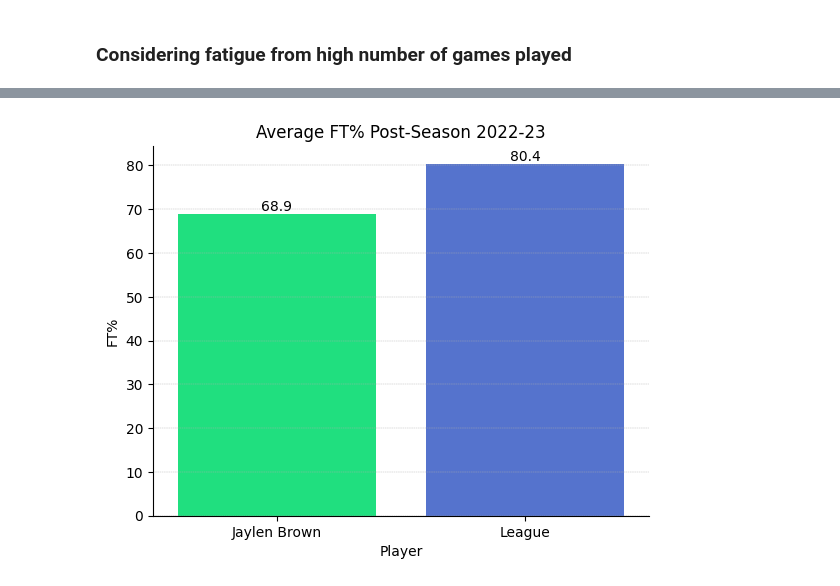
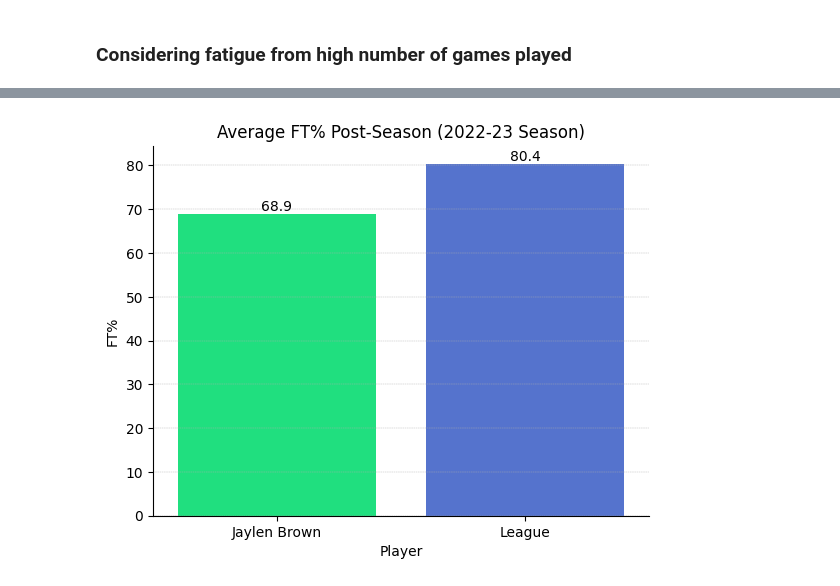
Before and after one commit to namhyk/jb-analysis, a Jupyter notebook: jaylen_brown.ipynb, the cells around one changed output, grey strips where cells are left out. Cells and saved outputs as stored; diff of their text form; code cells hidden in the pictures.

```diff
--- a/jaylen_brown.ipynb
+++ b/jaylen_brown.ipynb
@@ -5,9 +5,9 @@ import seaborn as sns
 # %%
 df_shooting = pd.read_excel('Book1.xlsx')
 df_jb = pd.read_excel('jb_stats.xlsx')
-df_jb_playoffs = pd.read_excel('jb_stats_playoffs.xlsx')
+df_jb_postseason = pd.read_excel('jb_stats_playoffs.xlsx')
 df_pergame = pd.read_excel('league_stats_perGame_2023.xlsx')
-df_pergame_playoffs = pd.read_excel('league_playoffs_pergame.xlsx')
+df_pergame_postseason = pd.read_excel('league_playoffs_pergame.xlsx')
 df_transition = pd.read_excel('league_transition.xlsx')
 df_advanced = pd.read_excel('advanced_stats.xlsx')
 # %%
@@ -212,7 +212,7 @@ sns.boxplot(data=df_advanced, y = 'DWS', x='Pos')
 # Weaknesses
 # %%
 # Filter league post season dataframe for players who averaged at least 30 minutes per game
-df_adjusted_post = df_pergame_playoffs[df_pergame_playoffs['MP'] >= 30]
+df_adjusted_postseason = df_pergame_postseason[df_pergame_postseason['MP'] >= 30]
 # %% [markdown]
 ### Turnovers and freethrow percentage differential to league average in regular and post season
 # %%
@@ -266,5 +266,5 @@ plt.show()
 ### Considering fatigue from high number of games played
 # %%
 # Further filter for players who played at least 18 games in the post season
-df_adjusted_post_gp = df_adjusted_post[df_adjusted_post['G'] >= 18]
+df_adjusted_postseason_gp = df_adjusted_postseason[df_adjusted_postseason['G'] >= 18]
 # %%
@@ -288,18 +288,18 @@ plt.show()
 # %%
-jb_ft_post = df_jb_playoffs.loc[df_jb_playoffs['Season'] == '2022-23', 'FT%'].item()
-league_ft_post = df_adjusted_post_gp['FT%'].mean()
+jb_ft_postseason = df_jb_postseason.loc[df_jb_postseason['Season'] == '2022-23', 'FT%'].item()
+league_ft_postseason = df_adjusted_postseason_gp['FT%'].mean()
 
-data =[['Jaylen Brown', jb_ft_post], ['League', league_ft_post]]
+data =[['Jaylen Brown', jb_ft_postseason], ['League', league_ft_postseason]]
 
 final_df = pd.DataFrame(data, columns=['Player', 'FT%'])
 
 colours = ['springgreen', 'royalblue']
 
 ax = sns.barplot(x='Player', y=final_df['FT%']*100, data=final_df, palette=colours)
 sns.despine()
 plt.grid(axis='y', linewidth = 0.3, linestyle='--')
-plt.title('Average FT% Post-Season 2022-23')
+plt.title('Average FT% Post-Season (2022-23 Season)')
 ax.bar_label(ax.containers[0])
 plt.show()
 # %% [output]
-[figure, old version]
+[figure, new version]
```
Also changed, not shown: parts of 8 cells of this notebook.
